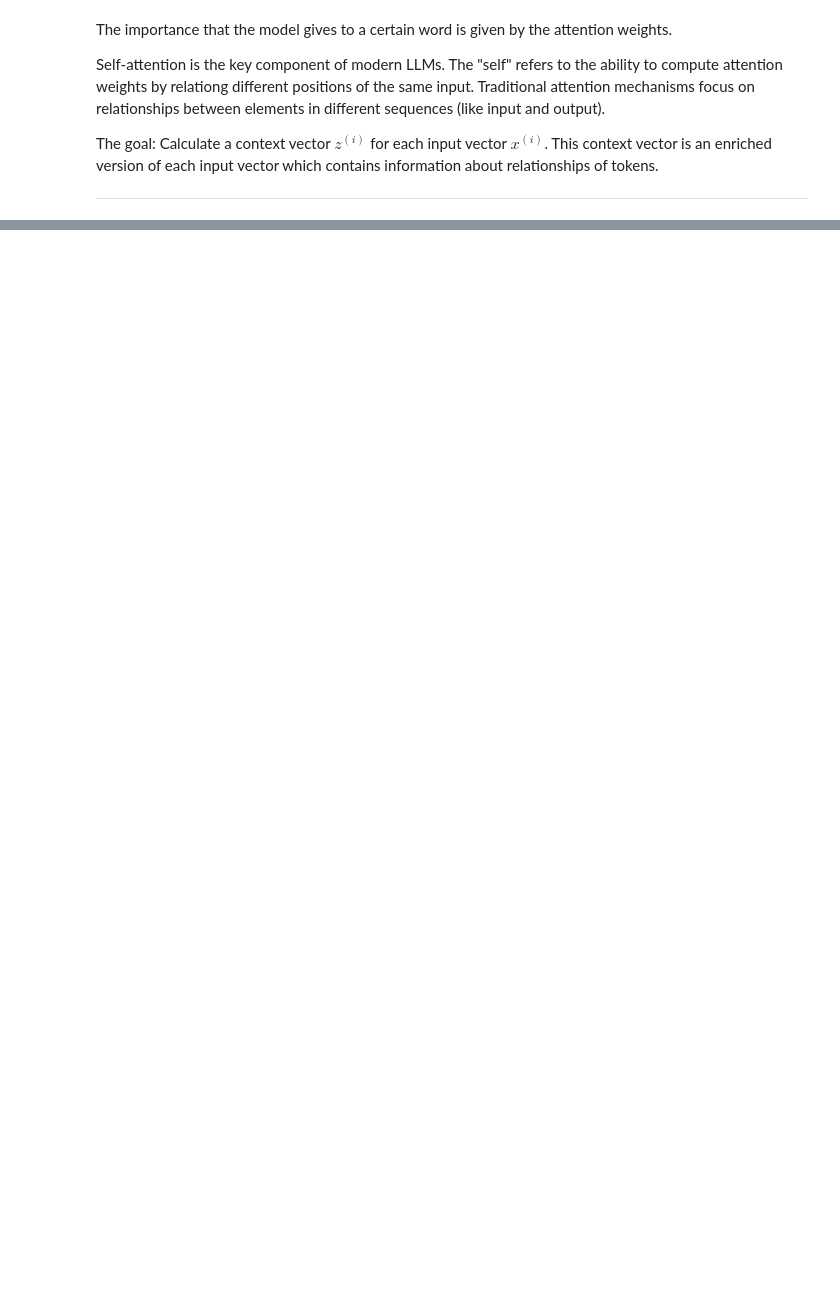
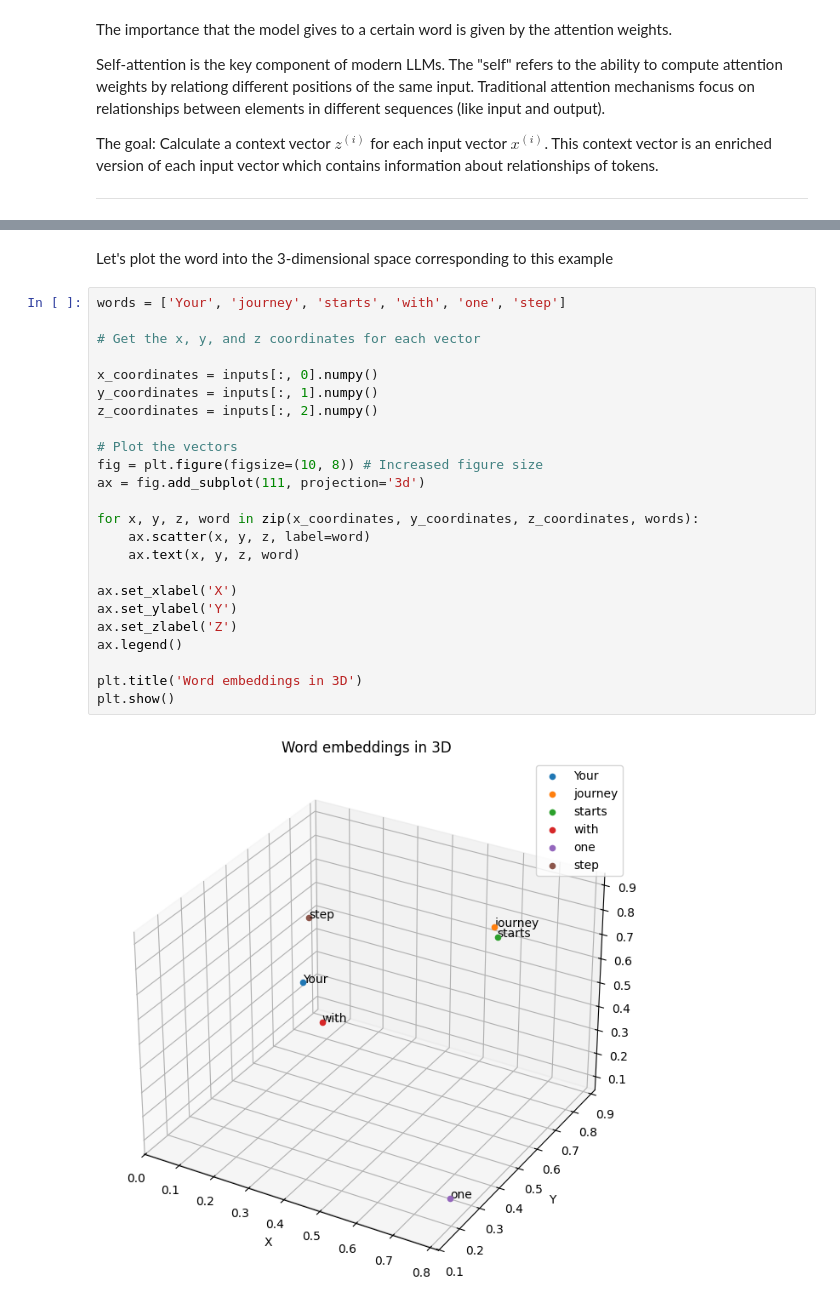
Before and after one commit to RCortez25/PhD, a Jupyter notebook: LLM/4. Attention mechanism/0_Simplified_attention_mechanism.ipynb, the cells around one changed output, grey strips where cells are left out. Drawn from its saved outputs; the diff is of its cells as text; blank space fills up the shorter version.

Commit message:
Add plots

```diff
--- a/LLM/4. Attention mechanism/0_Simplified_attention_mechanism.ipynb
+++ b/LLM/4. Attention mechanism/0_Simplified_attention_mechanism.ipynb
@@ -20,3 +22,31 @@ inputs = torch.tensor(
      [0.77, 0.25, 0.10], # one      (x^5)
      [0.05, 0.80, 0.55]] # step     (x^6)
 )
+# %% [markdown]
+Let's plot the word into the 3-dimensional space corresponding to this example
+# %%
+words = ['Your', 'journey', 'starts', 'with', 'one', 'step']
+
+# Get the x, y, and z coordinates for each vector
+
+x_coordinates = inputs[:, 0].numpy()
+y_coordinates = inputs[:, 1].numpy()
+z_coordinates = inputs[:, 2].numpy()
+
+# Plot the vectors
+fig = plt.figure(figsize=(10, 8)) # Increased figure size
+ax = fig.add_subplot(111, projection='3d')
+
+for x, y, z, word in zip(x_coordinates, y_coordinates, z_coordinates, words):
+    ax.scatter(x, y, z, label=word)
+    ax.text(x, y, z, word)
+
+ax.set_xlabel('X')
+ax.set_ylabel('Y')
+ax.set_zlabel('Z')
+ax.legend()
+
+plt.title('Word embeddings in 3D')
+plt.show()
+# %% [output]
+[figure, added]
```
Also changed, not shown: parts of 2 cells of this notebook.
